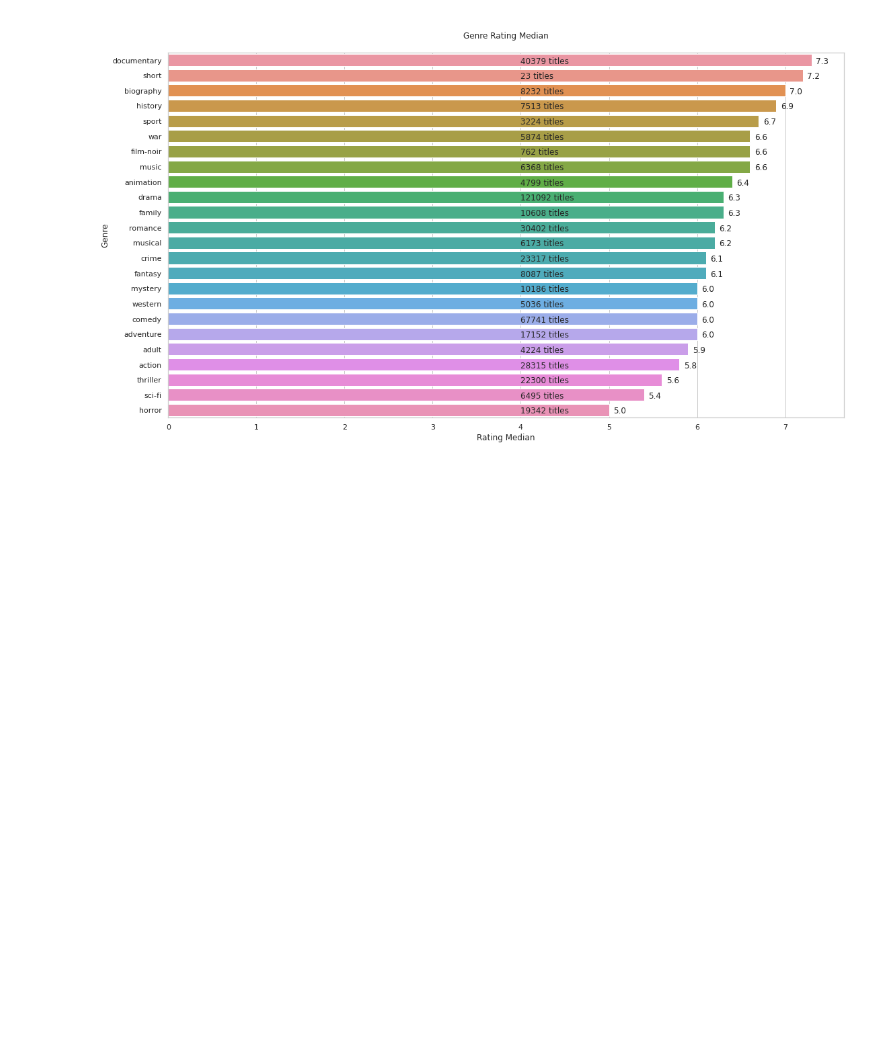
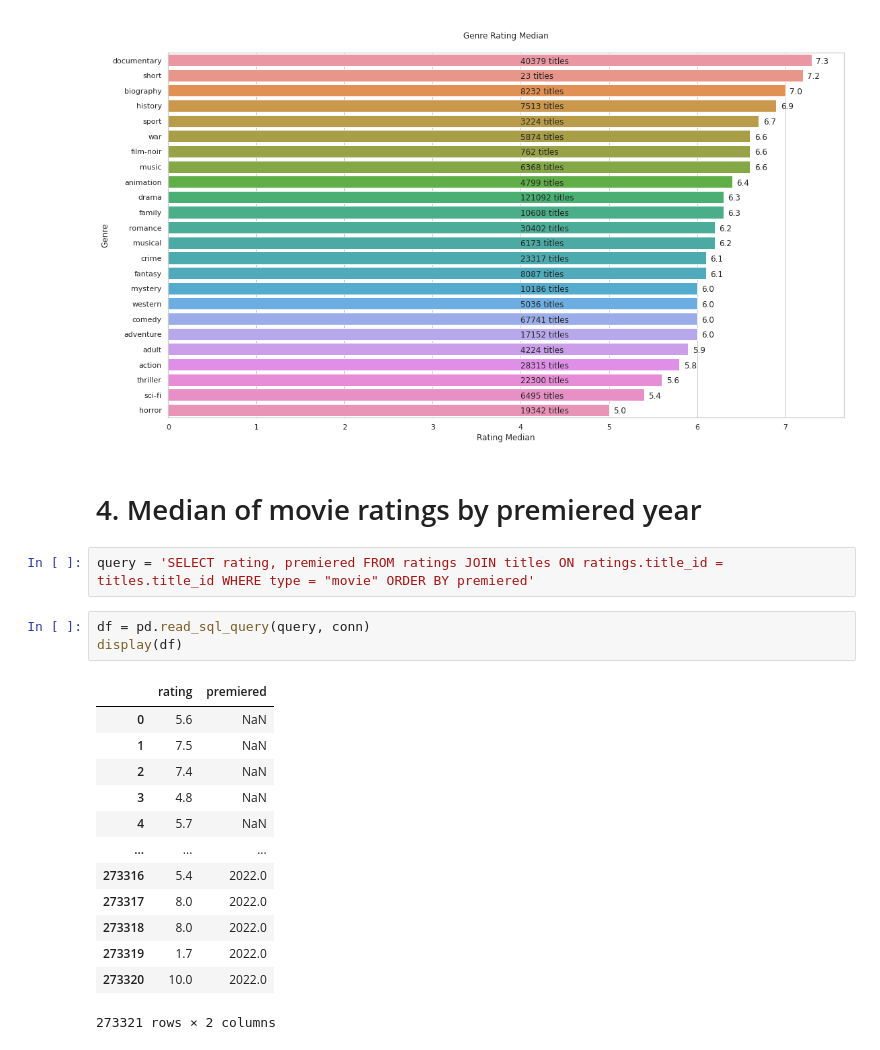
Before and after one commit to Mr0l3/imdb-data-analysis, a Jupyter notebook: IMDB-analysis.ipynb, the cells around one changed output. Saved outputs shown, nothing was run; the diff lists cells and outputs as text; blank space fills up the shorter version.

```diff
--- a/IMDB-analysis.ipynb
+++ b/IMDB-analysis.ipynb
@@ -375,3 +375,24 @@ plt.title('\nGenre Rating Median\n')
 plt.show()
 # %% [output]
 [figure]
+# %% [markdown]
+# 4. Median of movie ratings by premiered year
+# %%
+query = 'SELECT rating, premiered FROM ratings JOIN titles ON ratings.title_id = titles.title_id WHERE type = "movie" ORDER BY premiered'
+# %%
+df = pd.read_sql_query(query, conn)
+display(df)
+# %% [output]
+|  | rating | premiered |
+| 0 | 5.6 | NaN |
+| 1 | 7.5 | NaN |
+| 2 | 7.4 | NaN |
+| 3 | 4.8 | NaN |
+| 4 | 5.7 | NaN |
+| ... | ... | ... |
+| 273316 | 5.4 | 2022.0 |
+| 273317 | 8.0 | 2022.0 |
+| 273318 | 8.0 | 2022.0 |
+| 273319 | 1.7 | 2022.0 |
+| 273320 | 10.0 | 2022.0 |
+273321 rows × 2 columns
```
Also changed, not shown: parts of 3 cells of this notebook, 2 other files.
